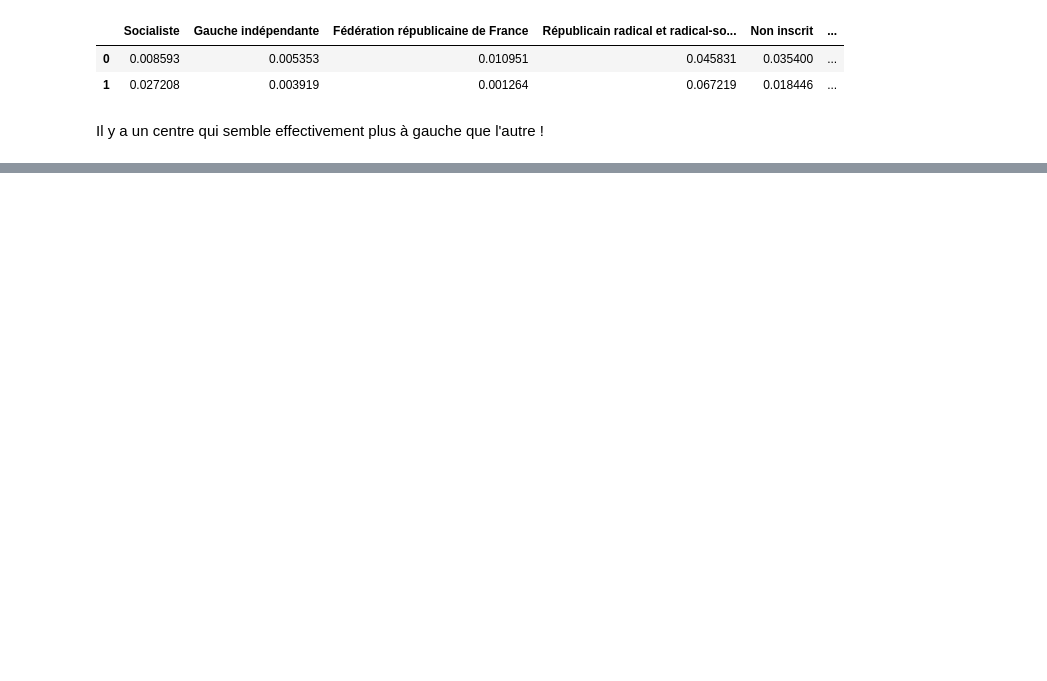
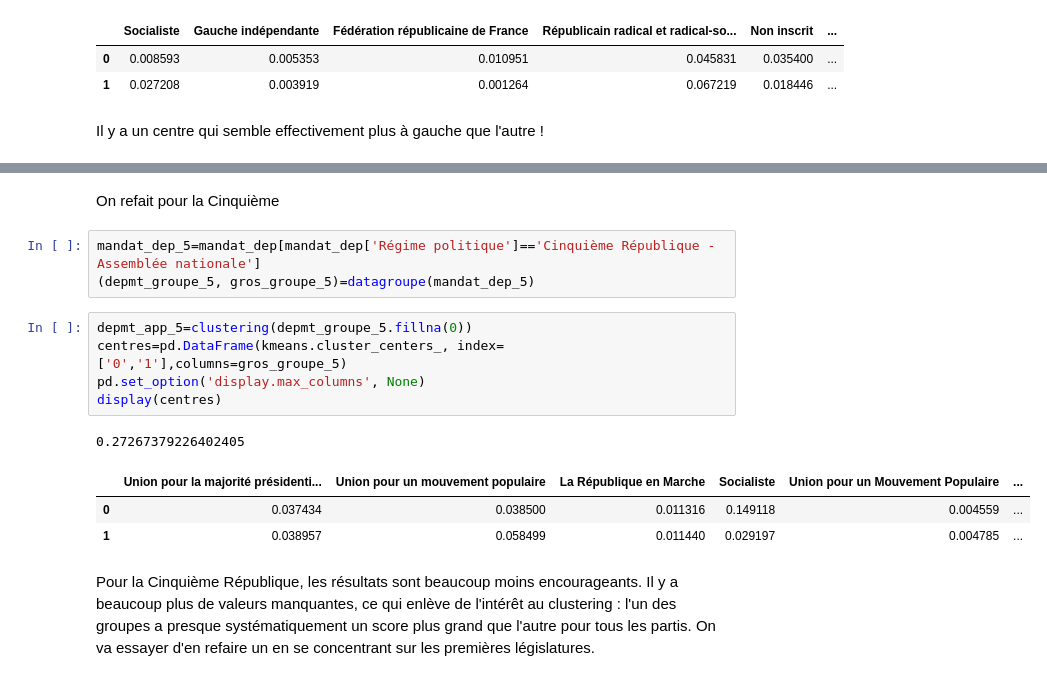
Before and after one commit to dusylvain/Projet-Python-deputes, a Jupyter notebook: clustering.ipynb, the cells around one changed output, grey strips where cells are left out. Saved outputs shown, nothing was run; the diff lists cells and outputs as text; blank space fills up the shorter version.

```diff
--- a/clustering.ipynb
+++ b/clustering.ipynb
@@ -111,3 +117,20 @@ df.plot(column = 'Appartenance', cmap = 'RdYlBu_r', legend=True)#on crée des ca
 # %% [output]
 <matplotlib.axes._subplots.AxesSubplot at 0x...>
 [figure]
+# %% [markdown]
+On refait pour la Cinquième
+# %%
+mandat_dep_5=mandat_dep[mandat_dep['Régime politique']=='Cinquième République - Assemblée nationale']
+(depmt_groupe_5, gros_groupe_5)=datagroupe(mandat_dep_5)
+# %%
+depmt_app_5=clustering(depmt_groupe_5.fillna(0))
+centres=pd.DataFrame(kmeans.cluster_centers_, index=['0','1'],columns=gros_groupe_5)
+pd.set_option('display.max_columns', None)
+display(centres)
+# %% [output]
+0.27267379226402405
+|  | Union pour la majorité présidenti... | Union pour un mouvement populaire | La République en Marche | Socialiste | Union pour un Mouvement Populaire | ... |
+| 0 | 0.037434 | 0.038500 | 0.011316 | 0.149118 | 0.004559 | ... |
+| 1 | 0.038957 | 0.058499 | 0.011440 | 0.029197 | 0.004785 | ... |
+# %% [markdown]
+Pour la Cinquième République, les résultats sont beaucoup moins encourageants. Il y a beaucoup plus de valeurs manquantes, ce qui enlève de l'intérêt au clustering : l'un des groupes a presque systématiquement un score plus grand que l'autre pour tous les partis. On va essayer d'en refaire un en se concentrant sur les premières législatures.
```
Also changed, not shown: parts of 15 cells of this notebook.
